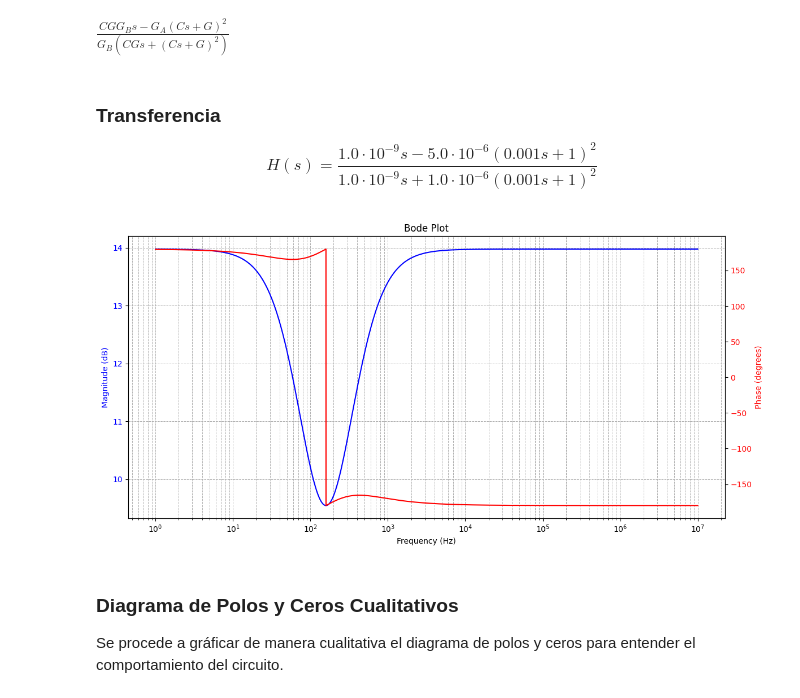
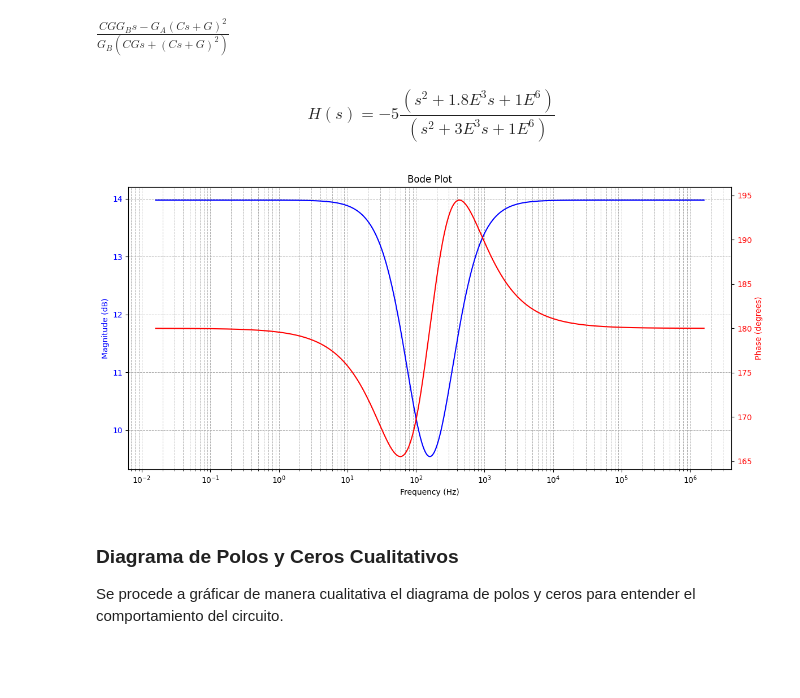
Before and after one commit to fborello-lambda/TC2-2025, a Jupyter notebook: TS1/TS1.ipynb, the cells around one changed output. Drawn from its saved outputs; the diff is of its cells as text; code cells hidden in the pictures; blank space fills up the shorter version.

Commit message:
fix: normalized plot
- fix TS1
- fix TS3

```diff
--- a/TS1/TS1.ipynb
+++ b/TS1/TS1.ipynb
@@ -360,30 +263,27 @@ $\displaystyle \frac{C G G_{B} s - G_{A} \left(C s + G\right)^{2}}{G_{B} \left(C
 # %%
 G_expr = 1 / 1e3
 GA_expr = 1
 C_expr = 1e-6
 
 values = {
     Y1: Y1_expr,
     Y2: Y2_expr,
     Y3: Y3_expr,
     Y4: Y4_expr,
     G: G_expr,
     GA: GA_expr,
     GB: 5 * GA_expr,
     C: C_expr,
 }
 
 T1 = T.subs(values)
 
 import utils.plot as uplt
 
-(magnitude_db, frequencies, _) = uplt.plot_tf(T1, values)
+_ = uplt.plot_tf(T1, values, np.sqrt(1e6) / (2 * np.pi))
 # %% [output]
-
-### Transferencia
-
-$$H(s) = \frac{1.0 \cdot 10^{-9} s - 5.0 \cdot 10^{-6} \left(0.001 s + 1\right)^{2}}{1.0 \cdot 10^{-9} s + 1.0 \cdot 10^{-6} \left(0.001 s + 1\right)^{2}}$$
+$$H(s) = -5 \frac{(s^2 + 1.8E^{3}s + 1E^{6})}{(s^2 + 3E^{3}s + 1E^{6})}$$
-[figure, old version]
+[figure, new version]
 # %% [markdown]
 ### Diagrama de Polos y Ceros Cualitativos
 
```
Also changed, not shown: parts of 15 cells of this notebook, 2 other files.
